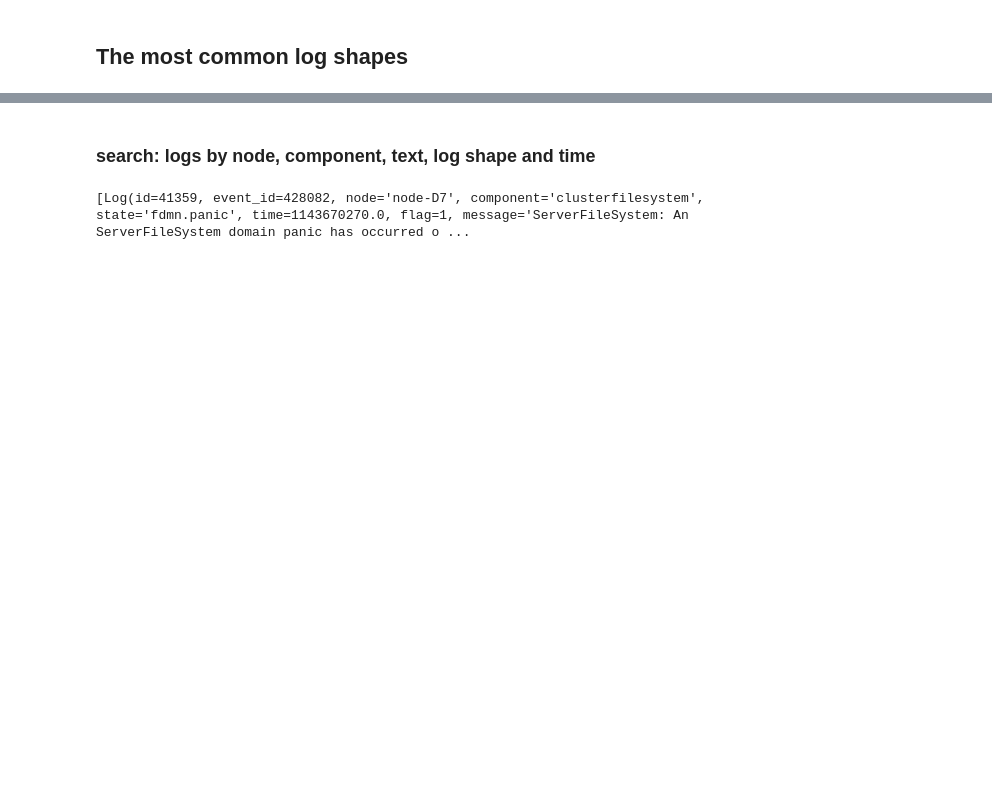
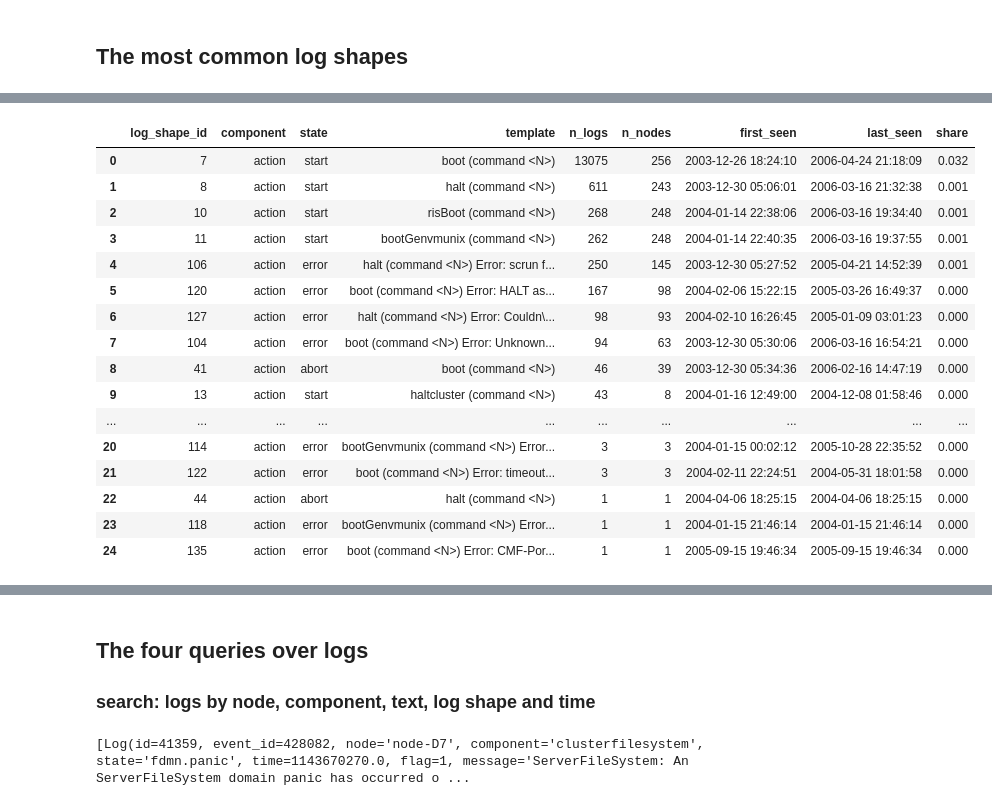
Before and after one commit to avivvv/mave-home-assignment, a Jupyter notebook: notebooks/incidents/00_log_shapes_and_tools.ipynb, the cells around one changed output, grey strips where cells are left out. Cells and saved outputs as stored; diff of their text form; code cells hidden in the pictures; blank space fills up the shorter version.

```diff
--- a/notebooks/04_incidents.ipynb
+++ b/notebooks/incidents/00_log_shapes_and_tools.ipynb
@@ -3,19 +2,0 @@
-# %%
-import random
-import sys
-from dataclasses import asdict
-from datetime import datetime, timedelta
-from pathlib import Path
-
-sys.path.insert(0, str(Path.cwd().parent if Path.cwd().name == "notebooks" else Path.cwd()))
-
-import pandas as pd
-from logstore.db import connect
-from logstore.repositories import LogRepository
-
-pd.set_option("display.max_colwidth", 120)
-
-conn = connect()
-logs = LogRepository(conn)
-
-N_LOG_SHAPES_TO_INVESTIGATE = 12
@@ -65,0 +35,5 @@ the top 12 hold 84.3% of the logs
+# %%
+display(find_shapes(text=["temperature", "ambient"]))
+display(find_shapes(text=["boot", "halt"], component="action"))
+display(find_shapes(state="temphigh"))
+# %% [output]
@@ -65,0 +46,17 @@ the top 12 hold 84.3% of the logs
+|  | log_shape_id | component | state | template | n_logs | n_nodes | first_seen | last_seen | share |
+| 0 | 7 | action | start | boot (command <N>) | 13075 | 256 | 2003-12-26 18:24:10 | 2006-04-24 21:18:09 | 0.032 |
+| 1 | 8 | action | start | halt (command <N>) | 611 | 243 | 2003-12-30 05:06:01 | 2006-03-16 21:32:38 | 0.001 |
+| 2 | 10 | action | start | risBoot (command <N>) | 268 | 248 | 2004-01-14 22:38:06 | 2006-03-16 19:34:40 | 0.001 |
+| 3 | 11 | action | start | bootGenvmunix (command <N>) | 262 | 248 | 2004-01-14 22:40:35 | 2006-03-16 19:37:55 | 0.001 |
+| 4 | 106 | action | error | halt (command <N>) Error: scrun f... | 250 | 145 | 2003-12-30 05:27:52 | 2005-04-21 14:52:39 | 0.001 |
+| 5 | 120 | action | error | boot (command <N>) Error: HALT as... | 167 | 98 | 2004-02-06 15:22:15 | 2005-03-26 16:49:37 | 0.000 |
+| 6 | 127 | action | error | halt (command <N>) Error: Couldn\... | 98 | 93 | 2004-02-10 16:26:45 | 2005-01-09 03:01:23 | 0.000 |
+| 7 | 104 | action | error | boot (command <N>) Error: Unknown... | 94 | 63 | 2003-12-30 05:30:06 | 2006-03-16 16:54:21 | 0.000 |
+| 8 | 41 | action | abort | boot (command <N>) | 46 | 39 | 2003-12-30 05:34:36 | 2006-02-16 14:47:19 | 0.000 |
+| 9 | 13 | action | start | haltcluster (command <N>) | 43 | 8 | 2004-01-16 12:49:00 | 2004-12-08 01:58:46 | 0.000 |
+| ... | ... | ... | ... | ... | ... | ... | ... | ... | ... |
+| 20 | 114 | action | error | bootGenvmunix (command <N>) Error... | 3 | 3 | 2004-01-15 00:02:12 | 2005-10-28 22:35:52 | 0.000 |
+| 21 | 122 | action | error | boot (command <N>) Error: timeout... | 3 | 3 | 2004-02-11 22:24:51 | 2004-05-31 18:01:58 | 0.000 |
+| 22 | 44 | action | abort | halt (command <N>) | 1 | 1 | 2004-04-06 18:25:15 | 2004-04-06 18:25:15 | 0.000 |
+| 23 | 118 | action | error | bootGenvmunix (command <N>) Error... | 1 | 1 | 2004-01-15 21:46:14 | 2004-01-15 21:46:14 | 0.000 |
+| 24 | 135 | action | error | boot (command <N>) Error: CMF-Por... | 1 | 1 | 2005-09-15 19:46:34 | 2005-09-15 19:46:34 | 0.000 |
@@ -66,3 +66,4 @@ the top 12 hold 84.3% of the logs
 # %% [markdown]
+## The four queries over logs
 ### search: logs by node, component, text, log shape and time
 # %%
```
Also changed, not shown: parts of 39 cells of this notebook, 25 other files.
